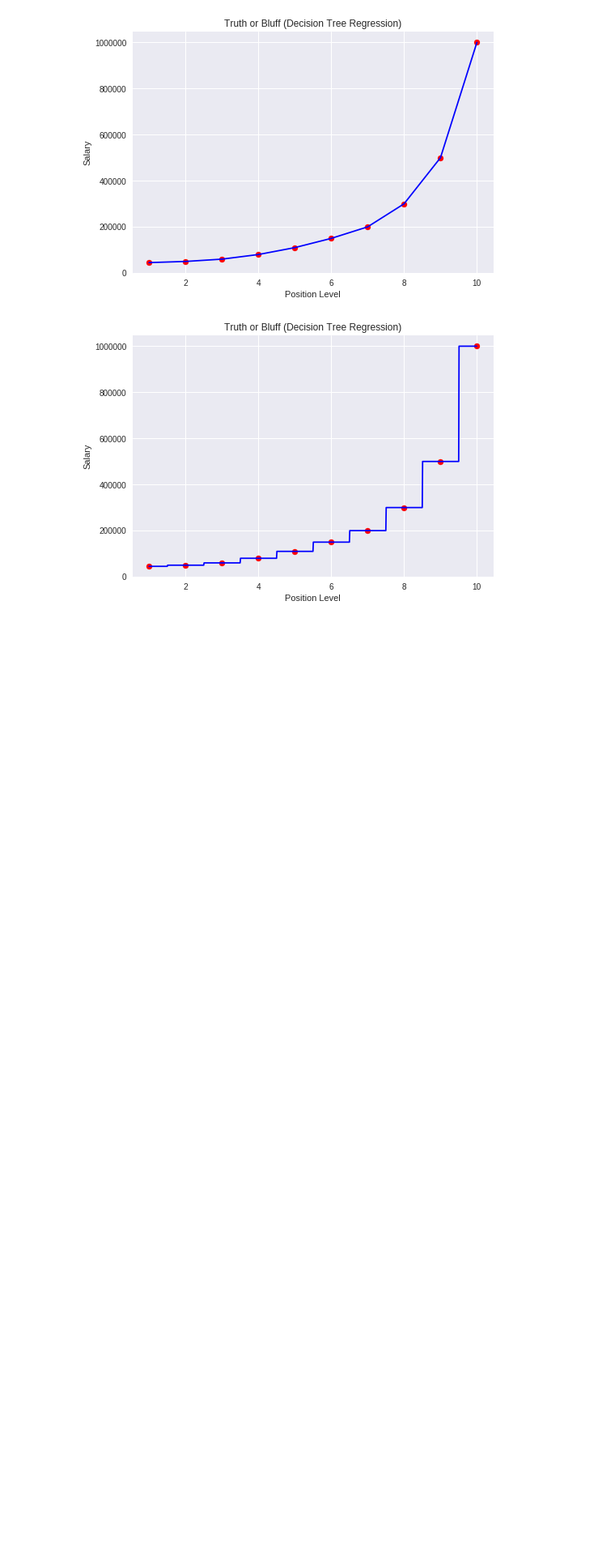
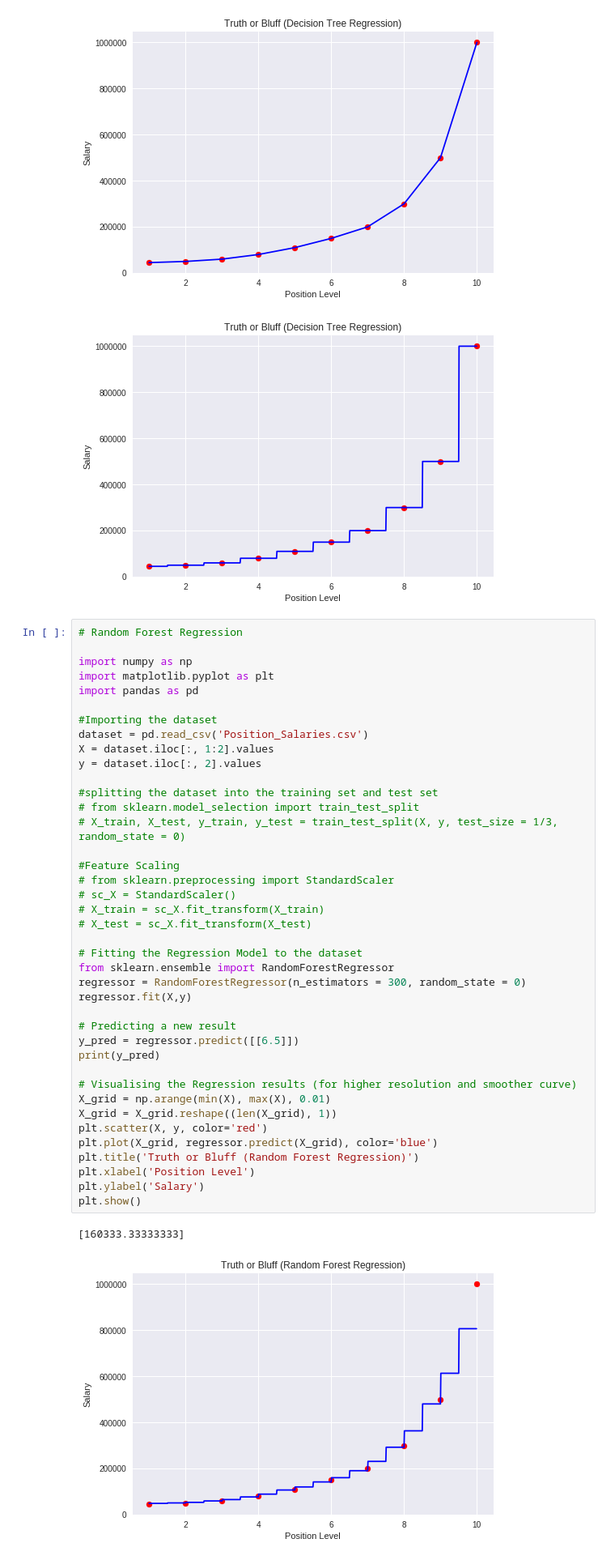
Before and after one commit to princekiran/machine_learning, a Jupyter notebook: machine_learning.ipynb, the cells around one changed output. Shown: that part at 81% size. Drawn from its saved outputs; the diff is of its cells as text; blank space fills up the shorter version.

```diff
--- a/machine_learning.ipynb
+++ b/machine_learning.ipynb
@@ -373,3 +373,46 @@ plt.show()
 [150000.]
 [figure]
 [figure]
+# %%
+# Random Forest Regression
+
+import numpy as np
+import matplotlib.pyplot as plt
+import pandas as pd
+
+#Importing the dataset
+dataset = pd.read_csv('Position_Salaries.csv')
+X = dataset.iloc[:, 1:2].values
+y = dataset.iloc[:, 2].values
+
+#splitting the dataset into the training set and test set
+# from sklearn.model_selection import train_test_split
+# X_train, X_test, y_train, y_test = train_test_split(X, y, test_size = 1/3, random_state = 0)
+
+#Feature Scaling
+# from sklearn.preprocessing import StandardScaler
+# sc_X = StandardScaler()
+# X_train = sc_X.fit_transform(X_train)
+# X_test = sc_X.fit_transform(X_test)
+
+# Fitting the Regression Model to the dataset
+from sklearn.ensemble import RandomForestRegressor
+regressor = RandomForestRegressor(n_estimators = 300, random_state = 0)
+regressor.fit(X,y)
+
+# Predicting a new result
+y_pred = regressor.predict([[6.5]])
+print(y_pred)
+
+# Visualising the Regression results (for higher resolution and smoother curve)
+X_grid = np.arange(min(X), max(X), 0.01)
+X_grid = X_grid.reshape((len(X_grid), 1))
+plt.scatter(X, y, color='red')
+plt.plot(X_grid, regressor.predict(X_grid), color='blue')
+plt.title('Truth or Bluff (Random Forest Regression)')
+plt.xlabel('Position Level')
+plt.ylabel('Salary')
+plt.show()
+# %% [output]
+[160333.33333333]
+[figure, added]
```
